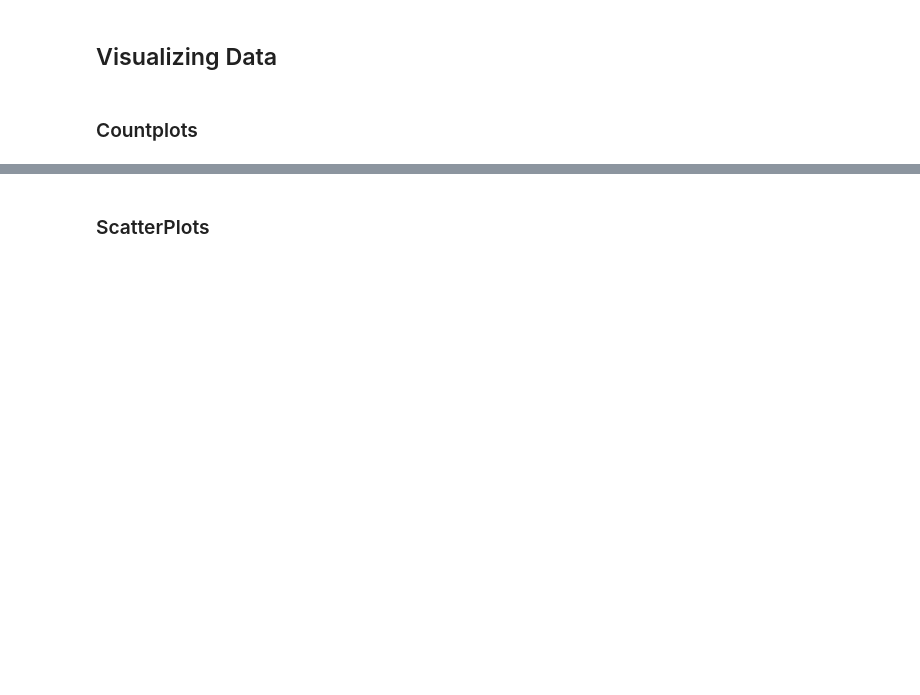
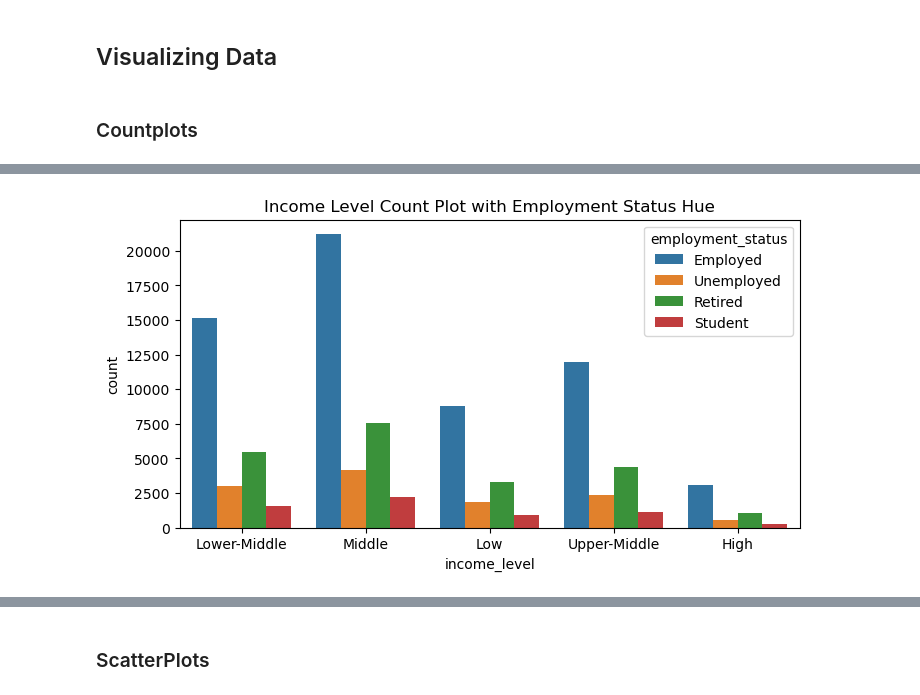
Before and after one commit to BrianP490/Type-2-Classifier, a Jupyter notebook: notebooks/analyze_data.ipynb, the cells around one changed output, grey strips where cells are left out. Saved outputs shown, nothing was run; the diff lists cells and outputs as text; code cells hidden in the pictures; blank space fills up the shorter version.

```diff
--- a/notebooks/analyze_data.ipynb
+++ b/notebooks/analyze_data.ipynb
@@ -93,5 +408,7 @@ plt.show()
 # %%
 plt.figure(figsize=(8, 4))
-sns.countplot(data=df, x="region", hue="smoker")
-plt.title("Region Count Plot with Region Hue")
+sns.countplot(data=df, x="income_level", hue="employment_status")
+plt.title("Income Level Count Plot with Employment Status Hue")
 plt.show()
+# %% [output]
+[figure, added]
```
Also changed, not shown: parts of 33 cells of this notebook, 1 other file.
